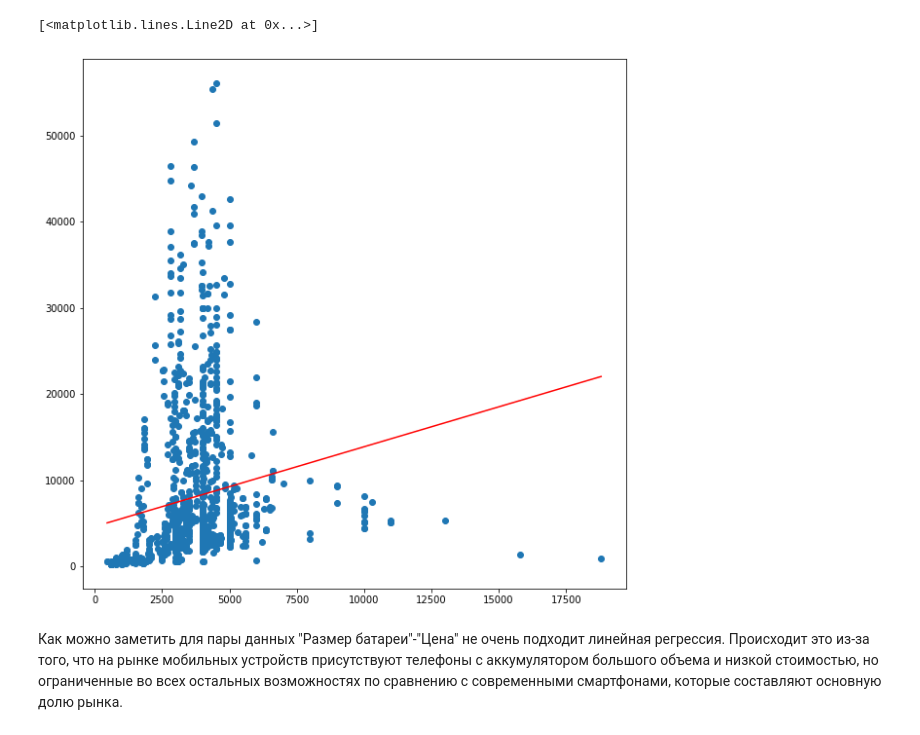
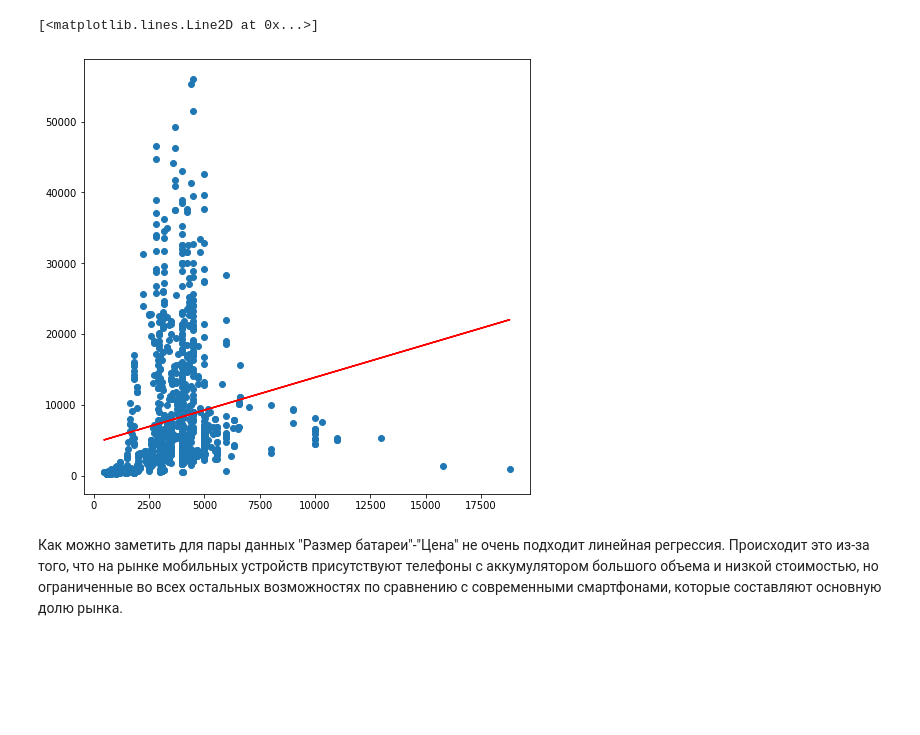
Before and after one commit to kiotokio/IDP, a Jupyter notebook: LinearRegression.ipynb, the cells around one changed output. Drawn from its saved outputs; the diff is of its cells as text; code cells hidden in the pictures; blank space fills up the shorter version.

```diff
--- a/LinearRegression.ipynb
+++ b/LinearRegression.ipynb
@@ -10,14 +12,14 @@ x = data['battery_size'].values.reshape(-1, 1)
 y = data['best_price'].values
 model = LinearRegression().fit(x,y)
 # %%
-new_x = np.array([x.min(), x.max()])
-y_pred = model.predict(new_x.reshape(-1, 1))
-plt.figure(figsize=(10, 10))
+# new_x = np.array([x.min(), x.max()])
+y_pred = model.predict(x.reshape(-1, 1))
+plt.figure(figsize=(8, 8))
 plt.scatter(x, y)
-plt.plot(new_x, y_pred, color='r')
+plt.plot(x, y_pred, color='r')
 # %% [output]
 [<matplotlib.lines.Line2D at 0x...>]
-[figure, old version]
+[figure, new version]
 # %% [markdown]
 Как можно заметить для пары данных "Размер батареи"-"Цена" не очень подходит линейная регрессия. Происходит это из-за того, что на рынке мобильных устройств присутствуют телефоны с аккумулятором большого объема и низкой стоимостью, но ограниченные во всех остальных возможностях по сравнению с современными смартфонами, которые составляют основную долю рынка.
 # %% [markdown]
```
Also changed, not shown: parts of 6 cells of this notebook.
